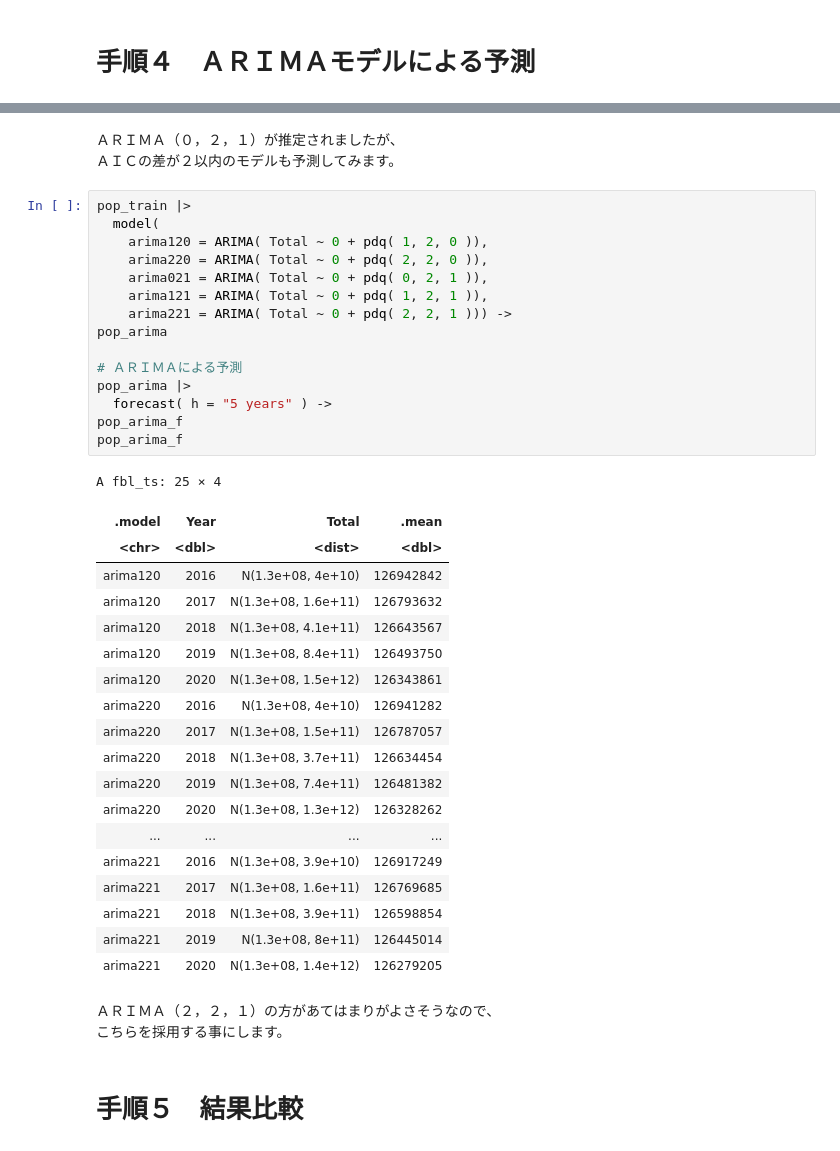
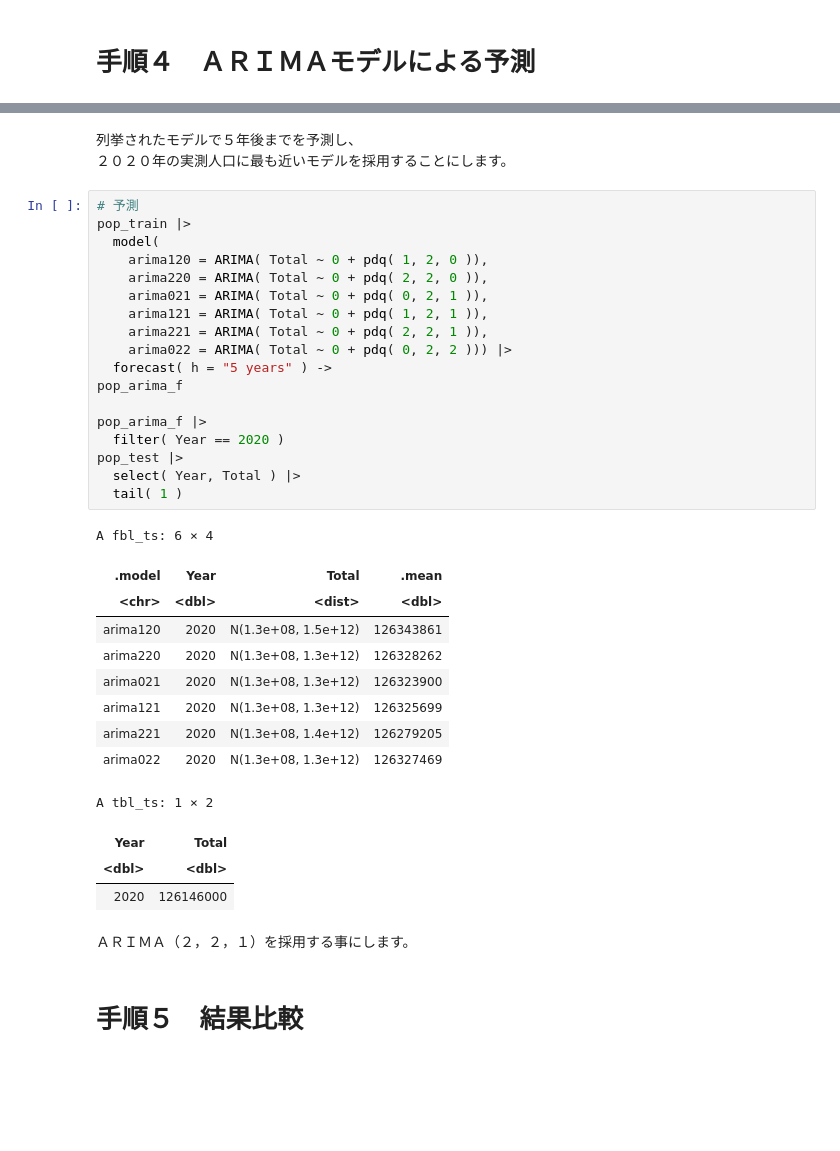
Before and after one commit to u-10bei/Population_Projections, a Jupyter notebook: ipynb/R_ARIMA_1.ipynb, the cells around one changed output, grey strips where cells are left out. Cells and saved outputs as stored; diff of their text form; blank space fills up the shorter version.

```diff
--- a/ipynb/R_ARIMA_1.ipynb
+++ b/ipynb/R_ARIMA_1.ipynb
@@ -152,44 +169,40 @@ A mdl_df: 1 × 1
+# %% [markdown]
+列挙されたモデルで５年後までを予測し、
+２０２０年の実測人口に最も近いモデルを採用することにします。
+# %%
+# 予測
+pop_train |>
+  model(
+    arima120 = ARIMA( Total ~ 0 + pdq( 1, 2, 0 )),
+    arima220 = ARIMA( Total ~ 0 + pdq( 2, 2, 0 )),
+    arima021 = ARIMA( Total ~ 0 + pdq( 0, 2, 1 )),
+    arima121 = ARIMA( Total ~ 0 + pdq( 1, 2, 1 )),
+    arima221 = ARIMA( Total ~ 0 + pdq( 2, 2, 1 )),
+    arima022 = ARIMA( Total ~ 0 + pdq( 0, 2, 2 ))) |>
+  forecast( h = "5 years" ) ->
+pop_arima_f
+
+pop_arima_f |>
+  filter( Year == 2020 )
+pop_test |>
+  select( Year, Total ) |>
+  tail( 1 )
+# %% [output]
+A fbl_ts: 6 × 4
+| .model | Year | Total | .mean |
+| <chr> | <dbl> | <dist> | <dbl> |
+| arima120 | 2020 | N(1.3e+08, 1.5e+12) | 126343861 |
+| arima220 | 2020 | N(1.3e+08, 1.3e+12) | 126328262 |
+| arima021 | 2020 | N(1.3e+08, 1.3e+12) | 126323900 |
+| arima121 | 2020 | N(1.3e+08, 1.3e+12) | 126325699 |
+| arima221 | 2020 | N(1.3e+08, 1.4e+12) | 126279205 |
+| arima022 | 2020 | N(1.3e+08, 1.3e+12) | 126327469 |
+A tbl_ts: 1 × 2
+| Year | Total |
+| <dbl> | <dbl> |
+| 2020 | 126146000 |
 # %% [markdown]
-ＡＲＩＭＡ（０，２，１）が推定されましたが、
-ＡＩＣの差が２以内のモデルも予測してみます。
+ＡＲＩＭＡ（２，２，１）を採用する事にします。
-# %%
-pop_train |>
-  model(
-    arima120 = ARIMA( Total ~ 0 + pdq( 1, 2, 0 )),
-    arima220 = ARIMA( Total ~ 0 + pdq( 2, 2, 0 )),
-    arima021 = ARIMA( Total ~ 0 + pdq( 0, 2, 1 )),
-    arima121 = ARIMA( Total ~ 0 + pdq( 1, 2, 1 )),
-    arima221 = ARIMA( Total ~ 0 + pdq( 2, 2, 1 ))) ->
-pop_arima
-
-# ＡＲＩＭＡによる予測
-pop_arima |>
-  forecast( h = "5 years" ) ->
-pop_arima_f
-pop_arima_f
-# %% [output]
-A fbl_ts: 25 × 4
-| .model | Year | Total | .mean |
-| <chr> | <dbl> | <dist> | <dbl> |
-| arima120 | 2016 | N(1.3e+08, 4e+10) | 126942842 |
-| arima120 | 2017 | N(1.3e+08, 1.6e+11) | 126793632 |
-| arima120 | 2018 | N(1.3e+08, 4.1e+11) | 126643567 |
-| arima120 | 2019 | N(1.3e+08, 8.4e+11) | 126493750 |
-| arima120 | 2020 | N(1.3e+08, 1.5e+12) | 126343861 |
-| arima220 | 2016 | N(1.3e+08, 4e+10) | 126941282 |
-| arima220 | 2017 | N(1.3e+08, 1.5e+11) | 126787057 |
-| arima220 | 2018 | N(1.3e+08, 3.7e+11) | 126634454 |
-| arima220 | 2019 | N(1.3e+08, 7.4e+11) | 126481382 |
-| arima220 | 2020 | N(1.3e+08, 1.3e+12) | 126328262 |
-| ... | ... | ... | ... |
-| arima221 | 2016 | N(1.3e+08, 3.9e+10) | 126917249 |
-| arima221 | 2017 | N(1.3e+08, 1.6e+11) | 126769685 |
-| arima221 | 2018 | N(1.3e+08, 3.9e+11) | 126598854 |
-| arima221 | 2019 | N(1.3e+08, 8e+11) | 126445014 |
-| arima221 | 2020 | N(1.3e+08, 1.4e+12) | 126279205 |
-# %% [markdown]
-ＡＲＩＭＡ（２，２，１）の方があてはまりがよさそうなので、
-こちらを採用する事にします。
 # %% [markdown]
 # 手順５　結果比較
 # %% [markdown]
```
Also changed, not shown: parts of 3 cells of this notebook.
